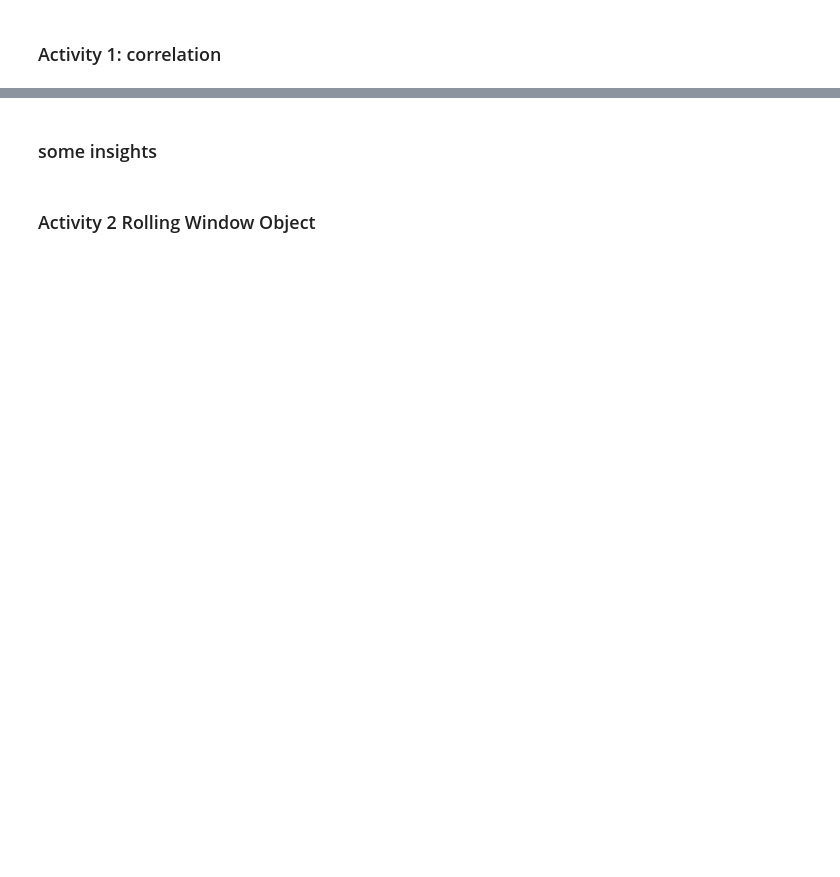
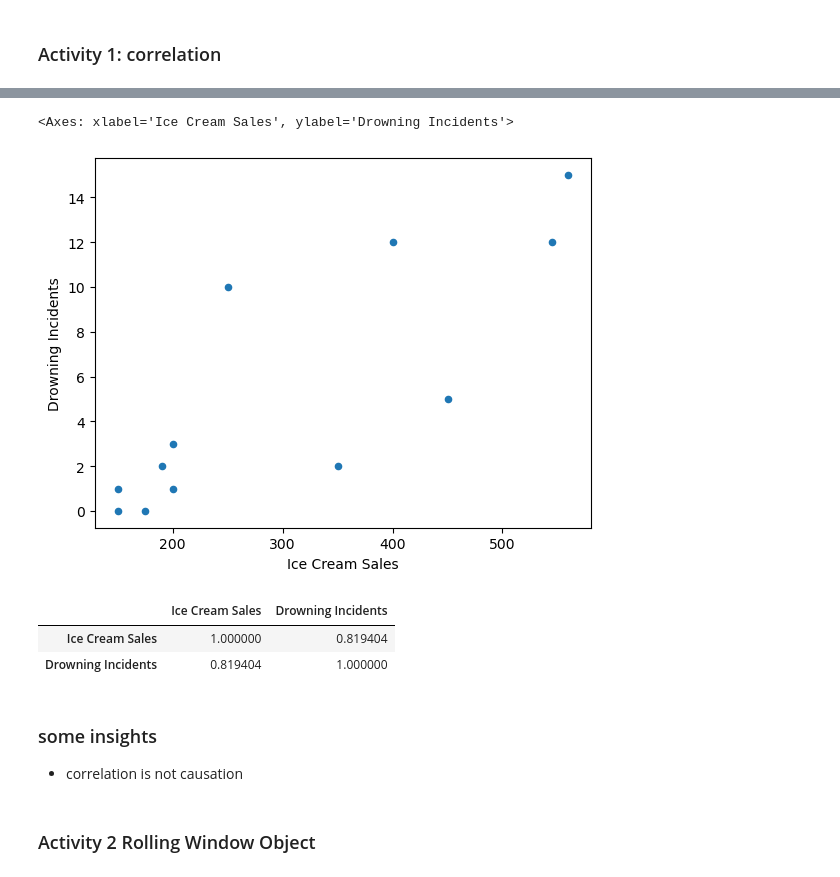
Before and after one commit to softmaxhuanchen/pandas, a Jupyter notebook: pandas-part3-live/pandas-part3.ipynb, the cells around one changed output, grey strips where cells are left out. Cells and saved outputs as stored; diff of their text form; code cells hidden in the pictures; blank space fills up the shorter version.

```diff
--- a/pandas-part3-live/pandas-part3.ipynb
+++ b/pandas-part3-live/pandas-part3.ipynb
@@ -36,5 +94,20 @@ drowning.head()
+# %%
+# Plot the relationship between the two variables
+combined_df.plot(kind="scatter", x="Ice Cream Sales", y="Drowning Incidents")
+# %% [output]
+<Axes: xlabel='Ice Cream Sales', ylabel='Drowning Incidents'>
+[figure, added]
+# %%
+# Calculate the correlation between each column
+correlation = combined_df.corr()
+correlation
+# %% [output]
+|  | Ice Cream Sales | Drowning Incidents |
+| Ice Cream Sales | 1.000000 | 0.819404 |
+| Drowning Incidents | 0.819404 | 1.000000 |
 # %% [markdown]
 ### some insights
+- correlation is not causation
 # %% [markdown]
 ### Activity 2 Rolling Window Object
 # %%
```
Also changed, not shown: parts of 13 cells of this notebook.
